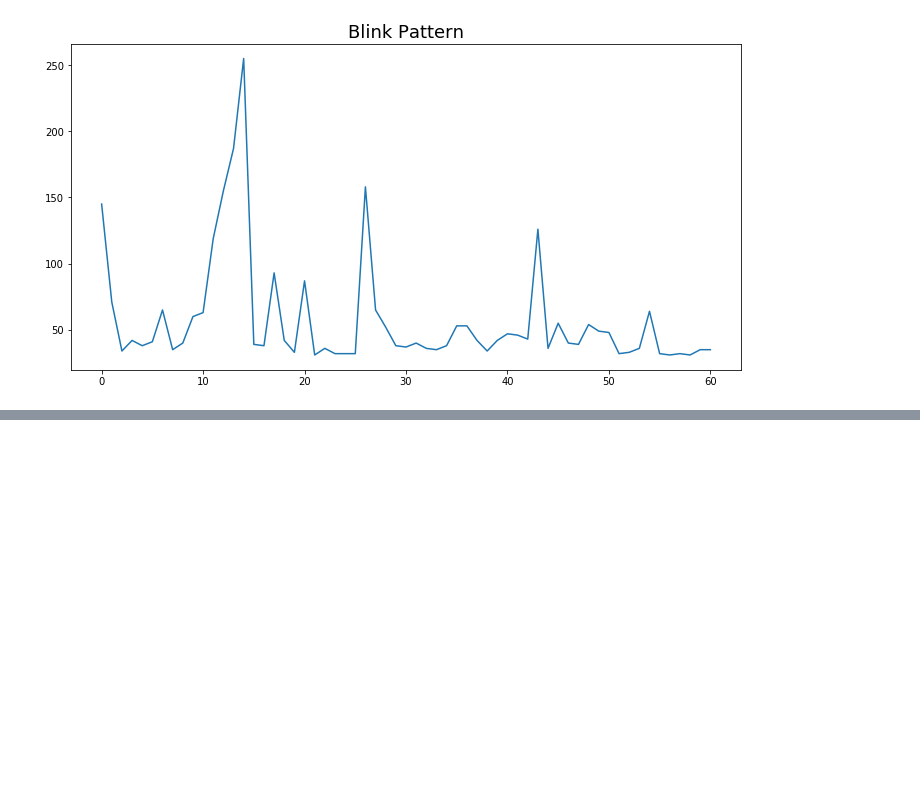
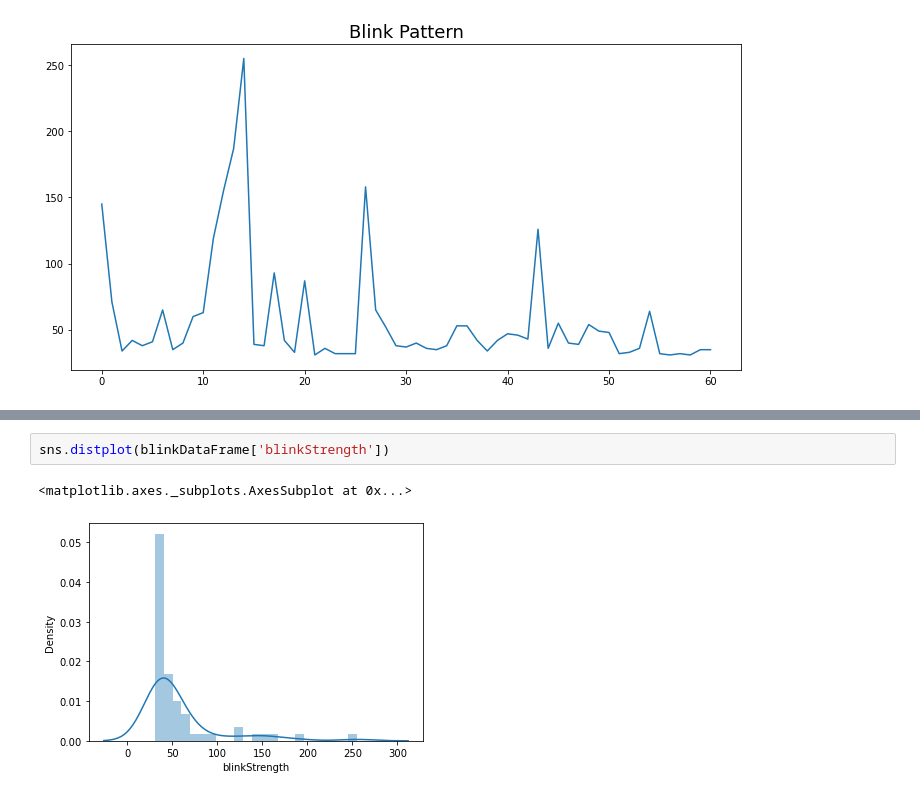
Before and after one commit to ChiragBellara/BrainKey, a Jupyter notebook: EEG Data Mining Module/Blink Strength Dataset.ipynb, the cells around one changed output, grey strips where cells are left out. Saved outputs shown, nothing was run; the diff lists cells and outputs as text; blank space fills up the shorter version.

```diff
--- a/EEG Data Mining Module/Blink Strength Dataset.ipynb
+++ b/EEG Data Mining Module/Blink Strength Dataset.ipynb
@@ -28,0 +36,5 @@ Text(0.5, 1.0, 'Blink Pattern')
+# %%
+sns.distplot(blinkDataFrame['blinkStrength'])
+# %% [output]
+<matplotlib.axes._subplots.AxesSubplot at 0x...>
+[figure, added]
```
Also changed, not shown: parts of 3 cells of this notebook, 3 other files.
